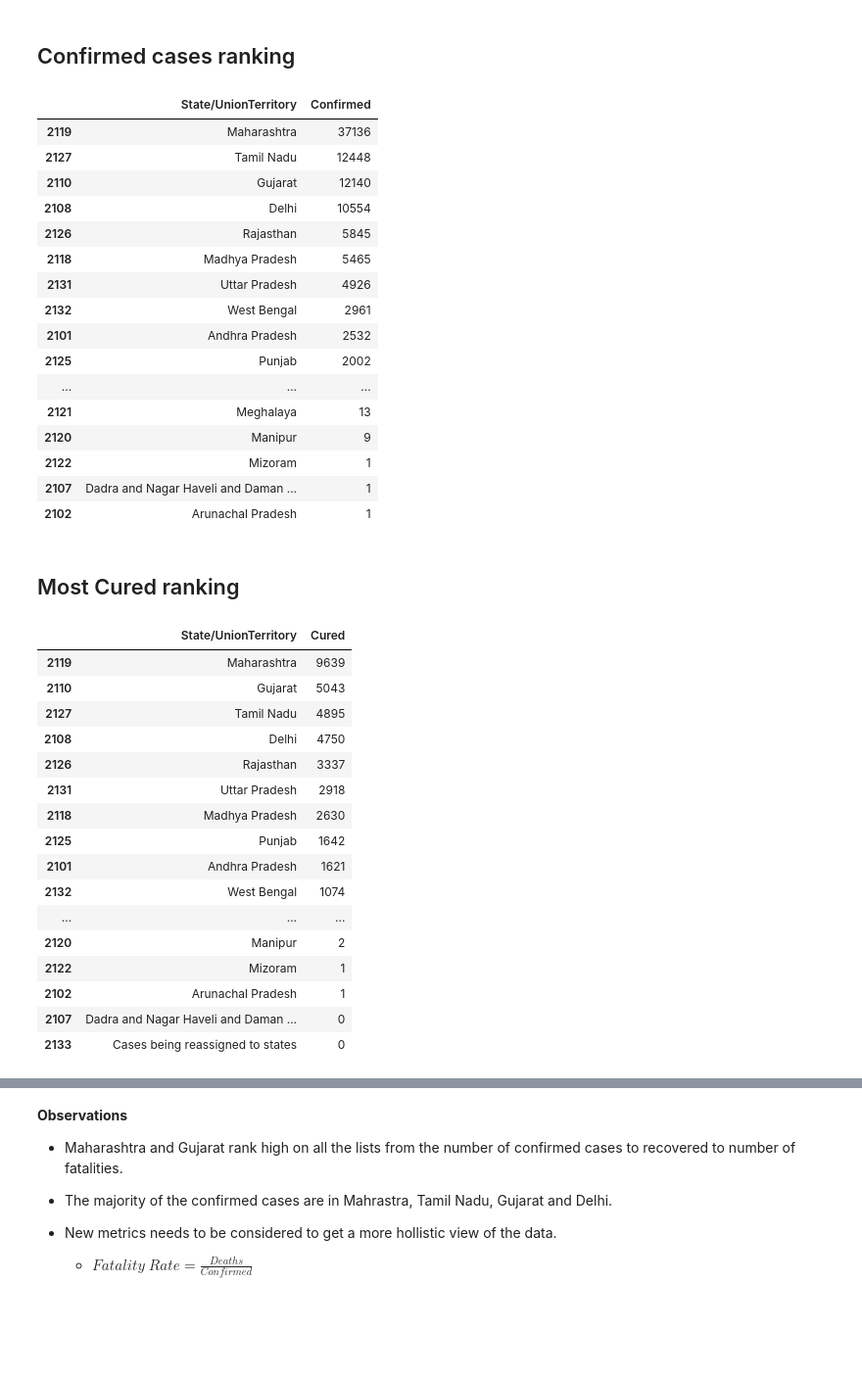
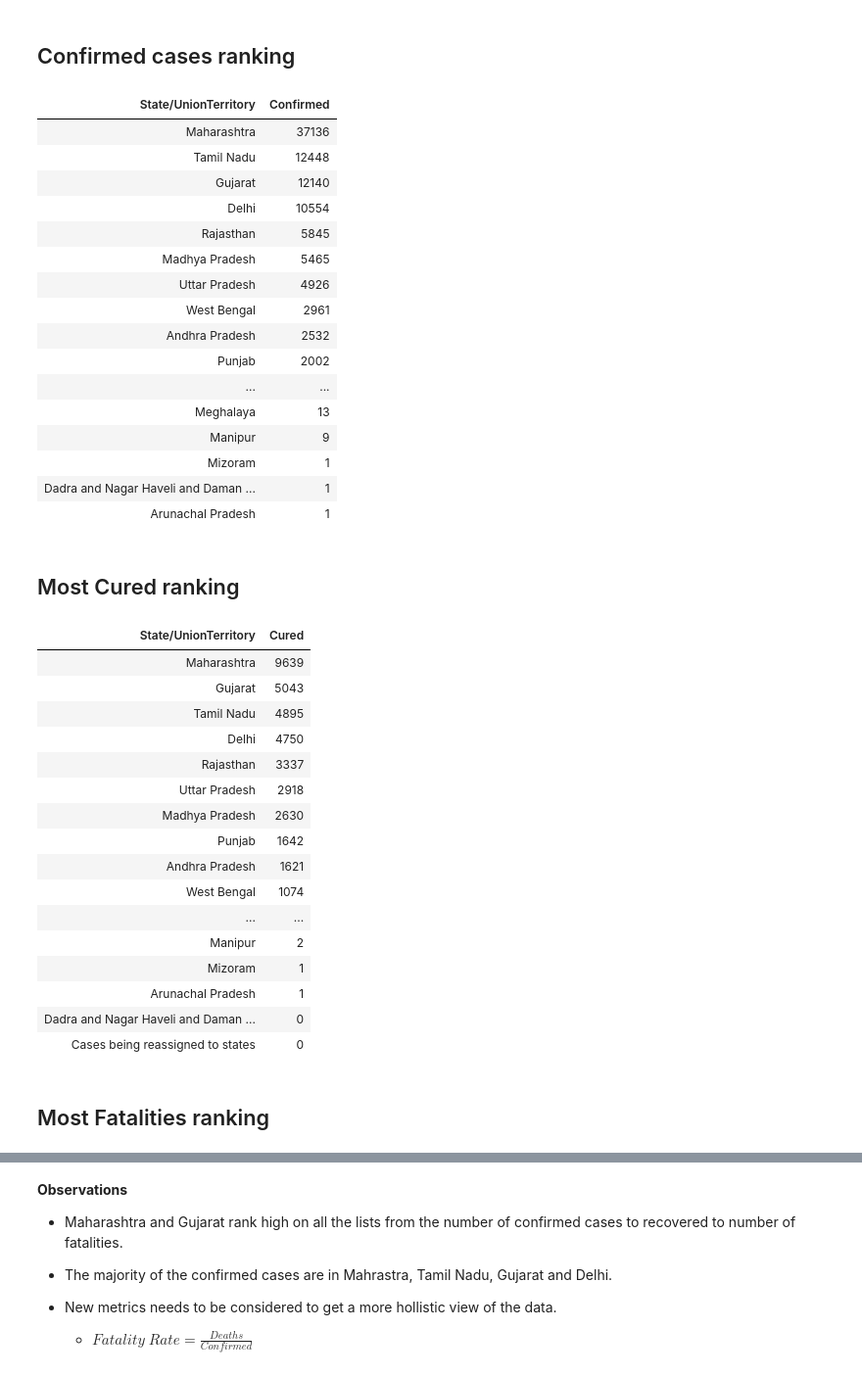
Before and after one commit to kumarashutosh22/Exploratory-Data-Analysis-Projects, a Jupyter notebook: COVID_19_India.ipynb, the cells around one changed output, grey strips where cells are left out. Shown: that part at 98% size. Cells and saved outputs as stored; diff of their text form; code cells hidden in the pictures; blank space fills up the shorter version.

```diff
--- a/COVID_19_India.ipynb
+++ b/COVID_19_India.ipynb
@@ -180,42 +192,42 @@ cov.replace('Dadar Nagar Haveli', 'Dadra and Nagar Haveli and Daman and Diu', in
 # %%
 # finding the states with the most confirmed cases
 # grouping the data masking for most recent date
 cov[
     cov['Date']==cov['Date'].unique()[-1]                           # masking by current date
     ].sort_values(
         'Confirmed',                                                # sorting descending by 'Confirmed'
         ascending=False
         )[[
            'State/UnionTerritory',                                  # Showing only state name and confirmed columns
            'Confirmed'
            ]].style.background_gradient(
                cmap='Blues'                                         # choosing a color gradient for the table
            ).set_table_styles([
                                {'selector':'th',                    # choosing font size and weight for table header
                                 'props':[('font-size','12px'),
                                          ('font-weight','bold')]},
                                {'selector':'td',                    # choosing font size and weight for table data
                                 'props':[('font-size','11px'),
                                          ('font-weight','normal')]}
-           ])
+           ]).hide_index()
 # %% [output]
-|  | State/UnionTerritory | Confirmed |
-| 2119 | Maharashtra | 37136 |
-| 2127 | Tamil Nadu | 12448 |
-| 2110 | Gujarat | 12140 |
-| 2108 | Delhi | 10554 |
-| 2126 | Rajasthan | 5845 |
-| 2118 | Madhya Pradesh | 5465 |
-| 2131 | Uttar Pradesh | 4926 |
-| 2132 | West Bengal | 2961 |
-| 2101 | Andhra Pradesh | 2532 |
-| 2125 | Punjab | 2002 |
-| ... | ... | ... |
-| 2121 | Meghalaya | 13 |
-| 2120 | Manipur | 9 |
-| 2122 | Mizoram | 1 |
-| 2107 | Dadra and Nagar Haveli and Daman ... | 1 |
-| 2102 | Arunachal Pradesh | 1 |
+| State/UnionTerritory | Confirmed |
+| Maharashtra | 37136 |
+| Tamil Nadu | 12448 |
+| Gujarat | 12140 |
+| Delhi | 10554 |
+| Rajasthan | 5845 |
+| Madhya Pradesh | 5465 |
+| Uttar Pradesh | 4926 |
+| West Bengal | 2961 |
+| Andhra Pradesh | 2532 |
+| Punjab | 2002 |
+| ... | ... |
+| Meghalaya | 13 |
+| Manipur | 9 |
+| Mizoram | 1 |
+| Dadra and Nagar Haveli and Daman ... | 1 |
+| Arunachal Pradesh | 1 |
 # %% [markdown]
 ## Most Cured ranking
 # %%
@@ -237,25 +249,27 @@ cov[
                                {'selector':'td',                    # choosing font size and weight for table data
                                 'props':[('font-size','11px'),
                                          ('font-weight','normal')]}
-           ])
+           ]).hide_index()
 # %% [output]
-|  | State/UnionTerritory | Cured |
-| 2119 | Maharashtra | 9639 |
-| 2110 | Gujarat | 5043 |
-| 2127 | Tamil Nadu | 4895 |
-| 2108 | Delhi | 4750 |
-| 2126 | Rajasthan | 3337 |
-| 2131 | Uttar Pradesh | 2918 |
-| 2118 | Madhya Pradesh | 2630 |
-| 2125 | Punjab | 1642 |
-| 2101 | Andhra Pradesh | 1621 |
-| 2132 | West Bengal | 1074 |
-| ... | ... | ... |
-| 2120 | Manipur | 2 |
-| 2122 | Mizoram | 1 |
-| 2102 | Arunachal Pradesh | 1 |
-| 2107 | Dadra and Nagar Haveli and Daman ... | 0 |
-| 2133 | Cases being reassigned to states | 0 |
+| State/UnionTerritory | Cured |
+| Maharashtra | 9639 |
+| Gujarat | 5043 |
+| Tamil Nadu | 4895 |
+| Delhi | 4750 |
+| Rajasthan | 3337 |
+| Uttar Pradesh | 2918 |
+| Madhya Pradesh | 2630 |
+| Punjab | 1642 |
+| Andhra Pradesh | 1621 |
+| West Bengal | 1074 |
+| ... | ... |
+| Manipur | 2 |
+| Mizoram | 1 |
+| Arunachal Pradesh | 1 |
+| Dadra and Nagar Haveli and Daman ... | 0 |
+| Cases being reassigned to states | 0 |
+# %% [markdown]
+## Most Fatalities ranking
 # %%
 cov[
     cov['Date']==cov['Date'].unique()[-1]
```
Also changed, not shown: parts of 28 cells of this notebook.
